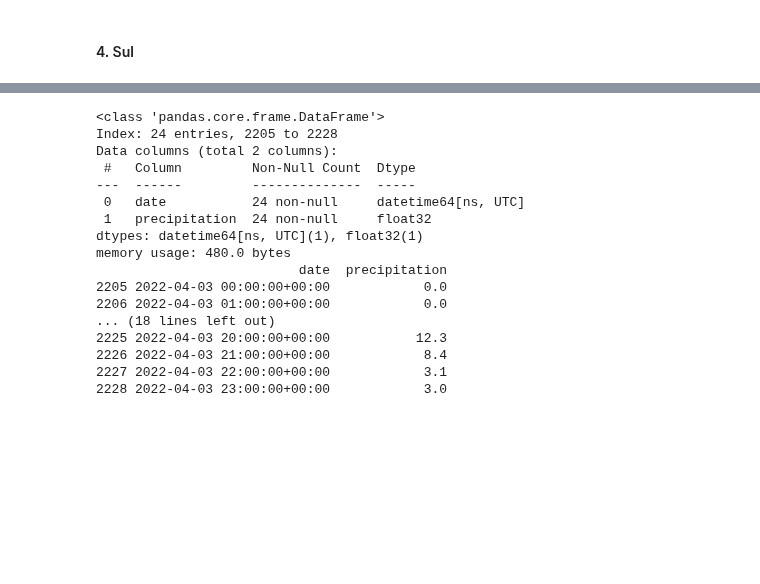
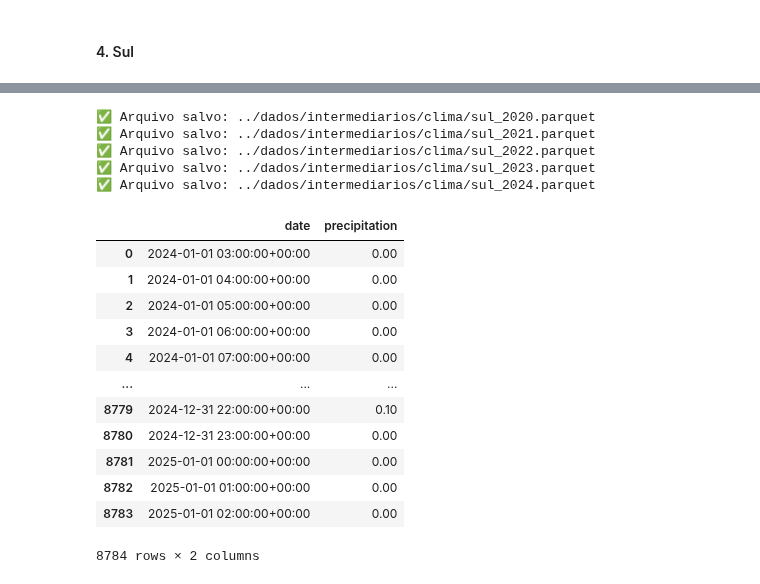
Before and after one commit to nandasiq/acidentes-poa, a Jupyter notebook: jupyter/02_chuva.ipynb, the cells around one changed output, grey strips where cells are left out. Cells and saved outputs as stored; diff of their text form; code cells hidden in the pictures; blank space fills up the shorter version.

```diff
--- a/jupyter/02_chuva.ipynb
+++ b/jupyter/02_chuva.ipynb
@@ -178,24 +156,22 @@ Hourly data
-# %%
-dia = pd.to_datetime('2022-04-03').date()
-busca = hourly_dataframe[hourly_dataframe['date'].dt.date == dia]
-
-busca.info()
-print(busca.head(25))
-# %% [output]
-<class 'pandas.core.frame.DataFrame'>
-Index: 24 entries, 2205 to 2228
-Data columns (total 2 columns):
- #   Column         Non-Null Count  Dtype
----  ------         --------------  -----
- 0   date           24 non-null     datetime64[ns, UTC]
- 1   precipitation  24 non-null     float32
-dtypes: datetime64[ns, UTC](1), float32(1)
-memory usage: 480.0 bytes
-                          date  precipitation
-2205 2022-04-03 00:00:00+00:00            0.0
-2206 2022-04-03 01:00:00+00:00            0.0
-... (18 lines left out)
-2225 2022-04-03 20:00:00+00:00           12.3
-2226 2022-04-03 21:00:00+00:00            8.4
-2227 2022-04-03 22:00:00+00:00            3.1
-2228 2022-04-03 23:00:00+00:00            3.0
+# %%
+lat, lon = coord["SUL"]
+dados_chuva(lat, lon, "SUL")
+# %% [output]
+✅ Arquivo salvo: ../dados/intermediarios/clima/sul_2020.parquet
+✅ Arquivo salvo: ../dados/intermediarios/clima/sul_2021.parquet
+✅ Arquivo salvo: ../dados/intermediarios/clima/sul_2022.parquet
+✅ Arquivo salvo: ../dados/intermediarios/clima/sul_2023.parquet
+✅ Arquivo salvo: ../dados/intermediarios/clima/sul_2024.parquet
+|  | date | precipitation |
+| 0 | 2024-01-01 03:00:00+00:00 | 0.00 |
+| 1 | 2024-01-01 04:00:00+00:00 | 0.00 |
+| 2 | 2024-01-01 05:00:00+00:00 | 0.00 |
+| 3 | 2024-01-01 06:00:00+00:00 | 0.00 |
+| 4 | 2024-01-01 07:00:00+00:00 | 0.00 |
+| ... | ... | ... |
+| 8779 | 2024-12-31 22:00:00+00:00 | 0.10 |
+| 8780 | 2024-12-31 23:00:00+00:00 | 0.00 |
+| 8781 | 2025-01-01 00:00:00+00:00 | 0.00 |
+| 8782 | 2025-01-01 01:00:00+00:00 | 0.00 |
+| 8783 | 2025-01-01 02:00:00+00:00 | 0.00 |
+8784 rows × 2 columns
```
Also changed, not shown: parts of 6 cells of this notebook, 3 other files.
